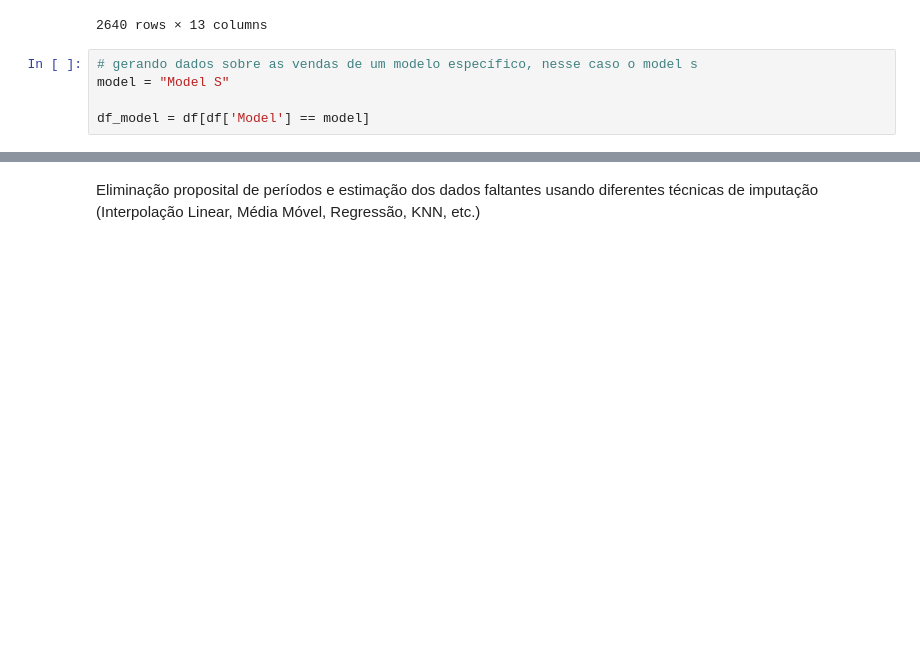
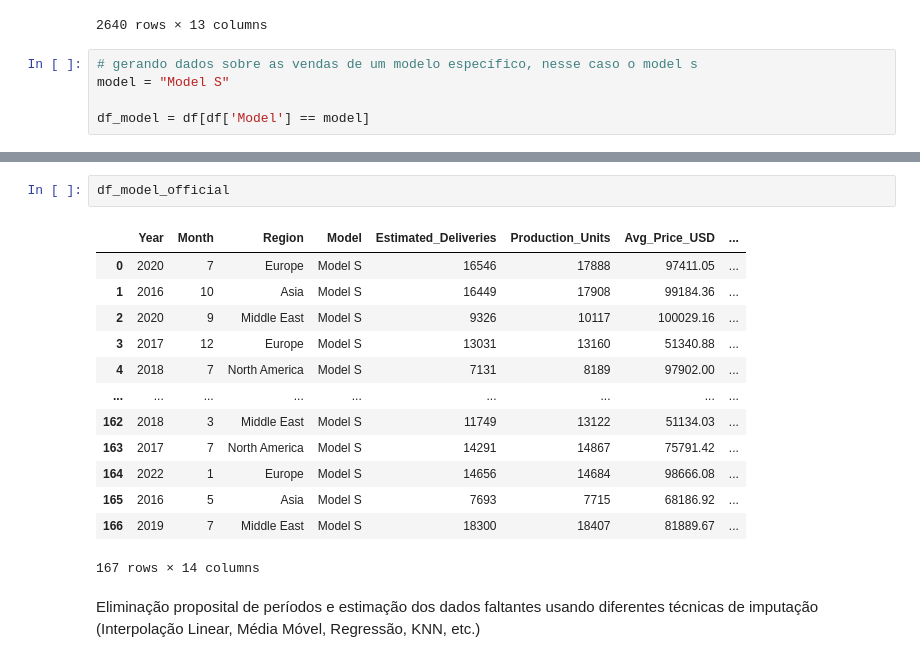
Before and after one commit to iagonmic/timeseries-econometrics-labs, a Jupyter notebook: questions/01_missing_data_imputation.ipynb, the cells around one changed output, grey strips where cells are left out. Saved outputs shown, nothing was run; the diff lists cells and outputs as text; blank space fills up the shorter version.

```diff
--- a/questions/01_missing_data_imputation.ipynb
+++ b/questions/01_missing_data_imputation.ipynb
@@ -94,3 +90,19 @@ See the caveats in the documentation: https://pandas.pydata.org/pandas-docs/stab
 [figure]
+# %%
+df_model_official
+# %% [output]
+|  | Year | Month | Region | Model | Estimated_Deliveries | Production_Units | Avg_Price_USD | ... |
+| 0 | 2020 | 7 | Europe | Model S | 16546 | 17888 | 97411.05 | ... |
+| 1 | 2016 | 10 | Asia | Model S | 16449 | 17908 | 99184.36 | ... |
+| 2 | 2020 | 9 | Middle East | Model S | 9326 | 10117 | 100029.16 | ... |
+| 3 | 2017 | 12 | Europe | Model S | 13031 | 13160 | 51340.88 | ... |
+| 4 | 2018 | 7 | North America | Model S | 7131 | 8189 | 97902.00 | ... |
+| ... | ... | ... | ... | ... | ... | ... | ... | ... |
+| 162 | 2018 | 3 | Middle East | Model S | 11749 | 13122 | 51134.03 | ... |
+| 163 | 2017 | 7 | North America | Model S | 14291 | 14867 | 75791.42 | ... |
+| 164 | 2022 | 1 | Europe | Model S | 14656 | 14684 | 98666.08 | ... |
+| 165 | 2016 | 5 | Asia | Model S | 7693 | 7715 | 68186.92 | ... |
+| 166 | 2019 | 7 | Middle East | Model S | 18300 | 18407 | 81889.67 | ... |
+167 rows × 14 columns
 # %% [markdown]
 Eliminação proposital de períodos e estimação dos dados faltantes usando diferentes técnicas de imputação (Interpolação Linear, Média Móvel, Regressão, KNN, etc.)
```
Also changed, not shown: parts of 15 cells of this notebook.
